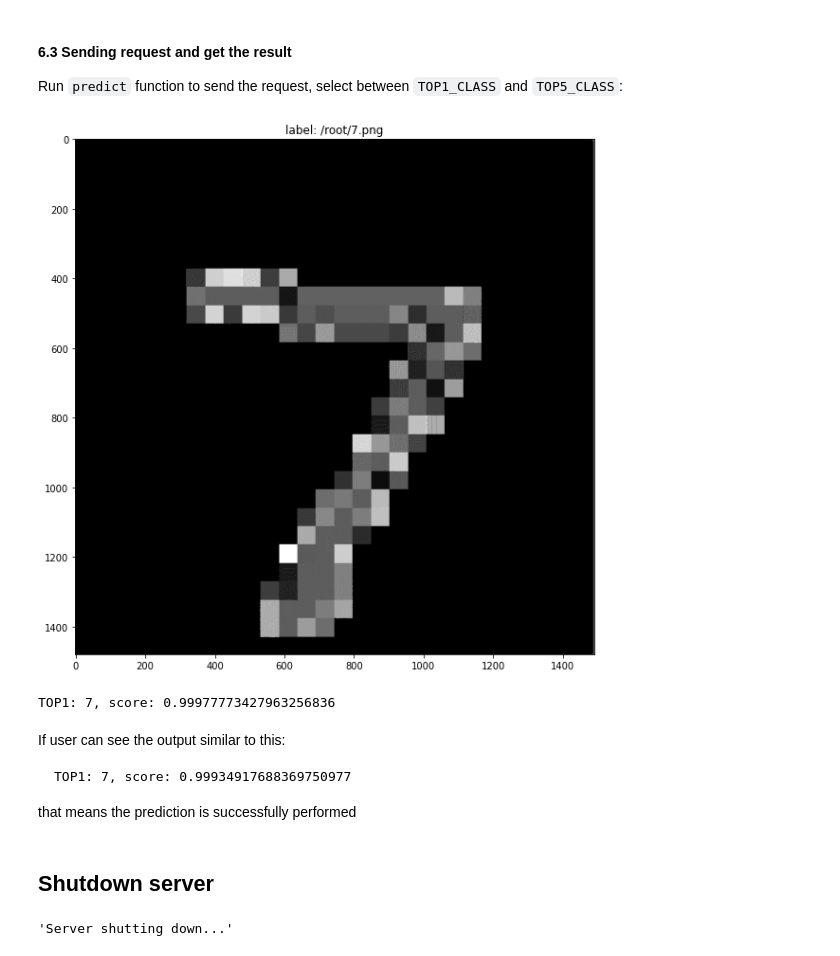
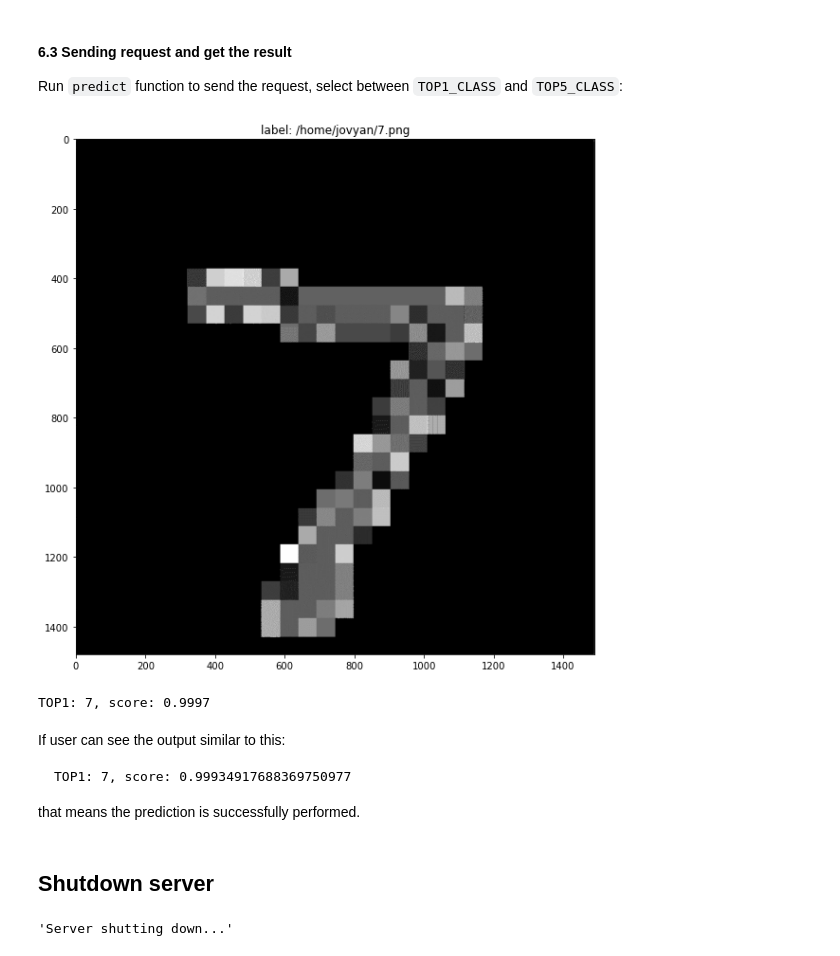
Before and after one commit to tinyms-ai/tinyms, a Jupyter notebook: docs/en/source/quickstart/quickstart_in_one_minute.ipynb, the cells around one changed output. Cells and saved outputs as stored; diff of their text form; code cells hidden in the pictures.

Commit message:
Implementing an Image Classification App in One Minute for TinyMS 0.3.1

````diff
--- a/docs/en/source/quickstart/quickstart_in_one_minute.ipynb
+++ b/docs/en/source/quickstart/quickstart_in_one_minute.ipynb
@@ -172,0 +180,3 @@ list_servables()
+# %%
+client=Client()
+client.list_servables()
@@ -177,28 +191,26 @@ If the output `description` shows it is a `lenet5` model, then we can continue t
 
 Run `predict` function to send the request, select between `TOP1_CLASS` and `TOP5_CLASS`:
 # %%
-image_path = "/root/7.png"
+# Set picture path and output policy（You can choose between Top1 and top5）
+image_path = "/home/jovyan/7.png"
 strategy = "TOP1_CLASS"
 
 # predict(image_path, servable_name, dataset='mnist', strategy='TOP1_CLASS')
-if server_started() is True:
-    img_viewer = ImageViewer(Image.open(image_path), image_path)
-    img_viewer.show()
-    print(predict(image_path, 'lenet5', 'mnist', strategy))
-else:
-    print("Server not started")
+img_viewer = ImageViewer(Image.open(image_path), image_path)
+img_viewer.show()
+print(client.predict(image_path,'lenet5', 'mnist', strategy))
 # %% [output]
-[figure, old version]
+[figure, new version]
-TOP1: 7, score: 0.99977773427963256836
+TOP1: 7, score: 0.9997
 # %% [markdown]
 If user can see the output similar to this:
 ```
 TOP1: 7, score: 0.99934917688369750977
 ```
-that means the prediction is successfully performed
+that means the prediction is successfully performed.
 # %% [markdown]
 ## Shutdown server
-# %%
-shutdown()
-# %% [output]
-'Server shutting down...'
+# %%
+server.shutdown()
+# %% [output]
+'Server shutting down...'
````
Also changed, not shown: parts of 18 cells of this notebook, 1 other file.
